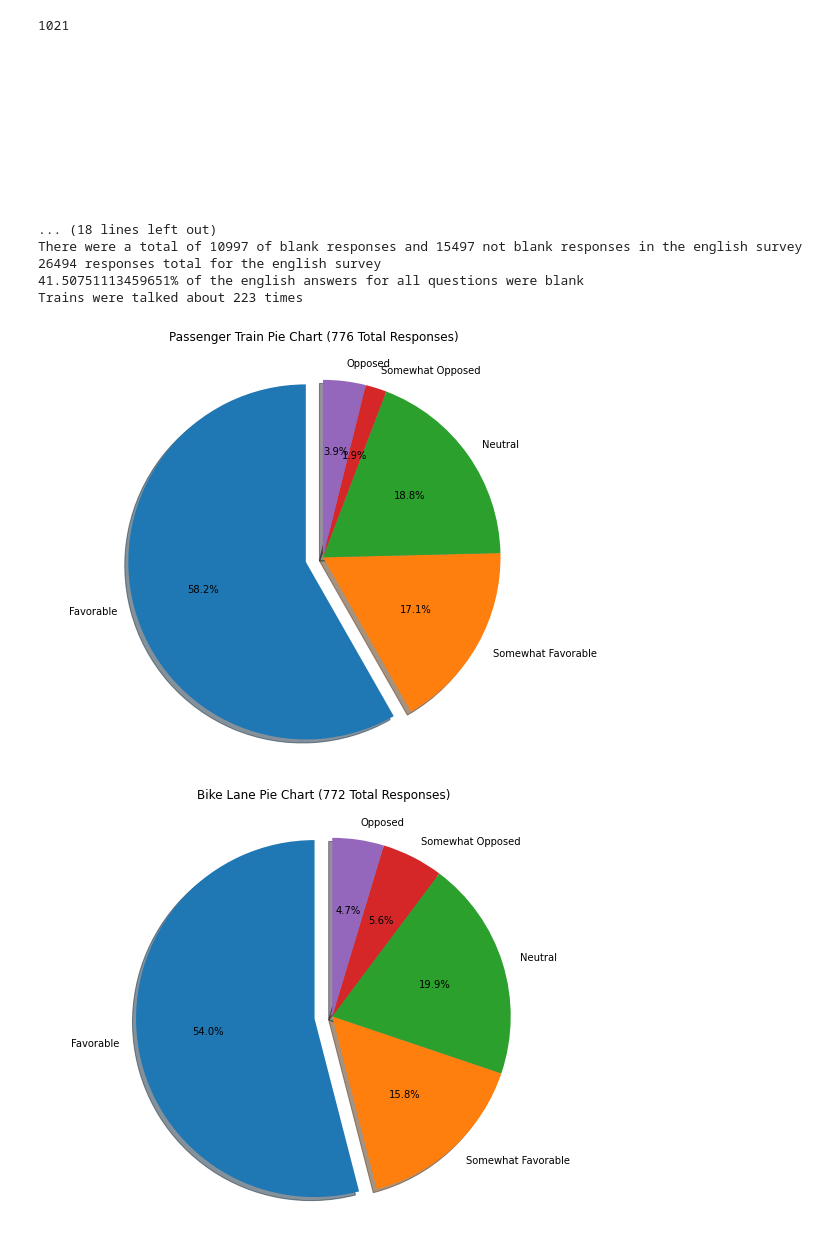
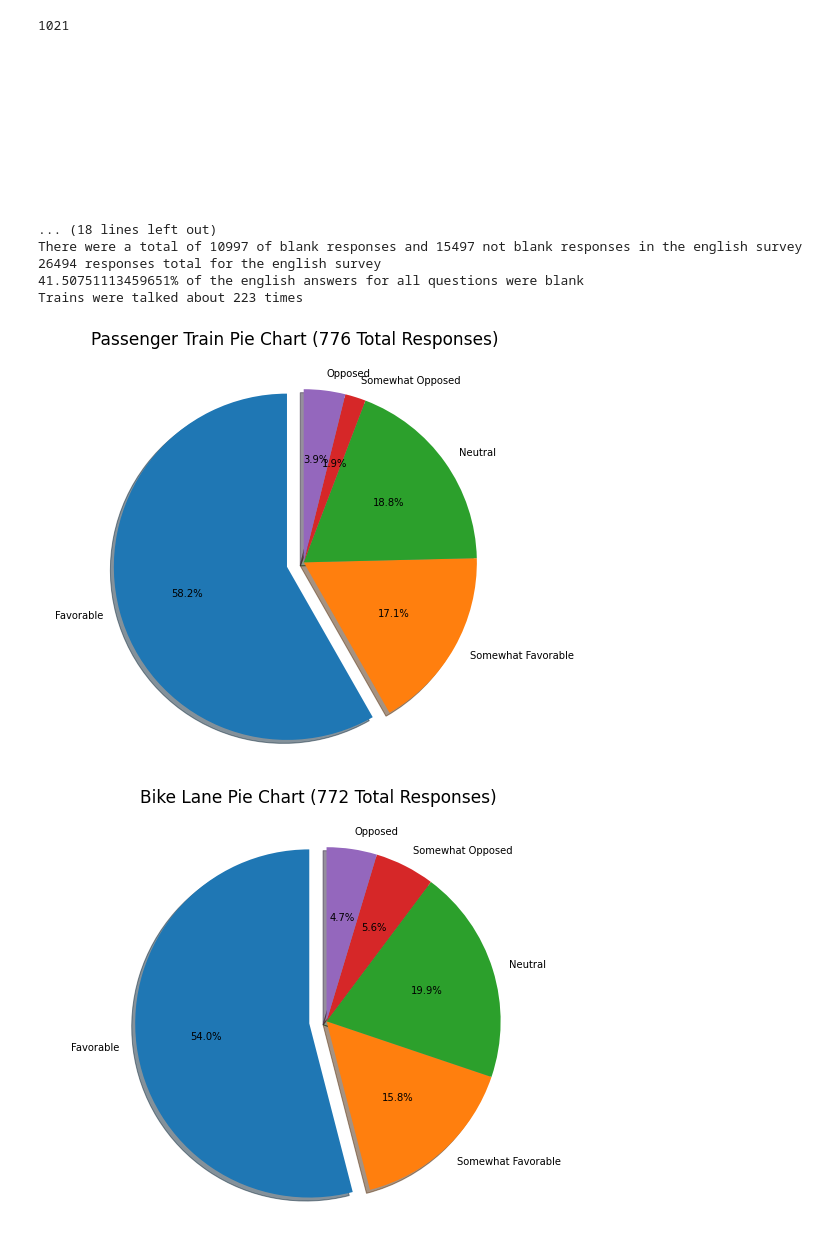
Before and after one commit to jfernandez37/PCS2023, a Jupyter notebook: PCS_graphs.ipynb, the cells around one changed output. Cells and saved outputs as stored; diff of their text form; code cells hidden in the pictures.

Commit message:
Titles bigger

```diff
--- a/PCS_graphs.ipynb
+++ b/PCS_graphs.ipynb
@@ -47,6 +47,7 @@ for i in questionTitles:
     yesCount=0
     noCount=0
     totalA=0
+    count=1
     ansCount=[]
     for k in range(5):
       ansCount.append(0)
@@ -77,46 +78,55 @@ for i in questionTitles:
                   holdCounty = holdCounty.translate(str.maketrans('', '', string.punctuation))
                   if tempCounty in Wicomico or holdCounty in Wicomico:
                     counties.append("Wicomico")
+                    count=1
                     countyCount[0]+=1
                     fFlag=1
                   elif tempCounty in Kent or holdCounty in Kent:
                     counties.append("Kent")
+                    count=1
                     countyCount[1]+=1
                     fFlag=1
                   elif tempCounty in Somerset or holdCounty in Somerset:
                     counties.append("Somerset")
                     countyCount[2]+=1
+                    count=1
                     fFlag=1
                   elif tempCounty in Sussex  or holdCounty in Sussex:
                     counties.append("Sussex")
                     countyCount[3]+=1
+                    count=1
                     fFlag=1
                   elif tempCounty in Worcester or holdCounty in Worcester:
                     counties.append("Worcester")
                     countyCount[4]+=1
+                    count=0
                     fFlag=1
                 if fFlag==0:
                   for city in Wicomico:
                     if simCit(city, tempCounty)>misspellAcc:
                       counties.append("Wicomico")
                       countyCount[0]+=1
+                      count=1
                       fFlag=1
                       break
                   for city in Kent:
                     if simCit(city, tempCounty)>misspellAcc:
                       counties.append("Kent")
+                      count=1
                       countyCount[1]+=1
                       fFlag=1
                       break
                   for city in Somerset:
                     if simCit(city, tempCounty)>misspellAcc:
                       counties.append("Somerset")
+                      count=1
                       countyCount[2]+=1
                       fFlag=1
                       break
                   for city in Sussex:
                     if simCit(city, tempCounty)>misspellAcc:
                       counties.append("Sussex")
+                      count=1
                       countyCount[3]+=1
                       fFlag=1
                       break
@@ -124,10 +134,12 @@ for i in questionTitles:
                     if simCit(city, tempCounty)>misspellAcc:
                       counties.append("Worcester")
                       countyCount[4]+=1
+                      count=0
                       fFlag=1
                       break
                 if fFlag==0:
                   #print(tempCounty)
+                  count=0
                   counties.append("N/A")
                   countyCount[5]+=1
             elif i=="2.":
@@ -154,7 +166,7 @@ for i in questionTitles:
               qid=2
             else:
               qid=-1
-            if qid!=-1:
+            if qid!=-1 and count==1:
               if str(df[i].loc[j])=="Favorable":
                   allAns[qid][0]+=1
               elif str(df[i].loc[j])=="Somewhat Favorable":
@@ -203,7 +215,7 @@ for i in range(3):
     titleGraph="Bike Lane"
   elif i==2:
     titleGraph="Taxi Routes"
-  plt.title(titleGraph + " Pie Chart (" +str(totalAns[i]) +" Total Responses)\n")
+  plt.title(titleGraph + " Pie Chart (" +str(totalAns[i]) +" Total Responses)\n",fontsize=17)
   ax1.pie(allAns[i], labels=labels, explode=explode, autopct='%1.1f%%', shadow=True, startangle=90)
   ax1.axis('equal')
   fig1.tight_layout(pad=-7)
@@ -212,37 +224,37 @@ for i in range(3):
   plt.show()
 titleCounty="County results"
 fig2,ax2=plt.subplots()
-plt.title(titleCounty+"\n\n")
+plt.title(titleCounty+"\n\n",fontsize=17)
 explode = (0.1, 0, 0, 0,0,0)
 countyLables=['Wicomico', 'Kent', 'Somerset', 'Sussex', 'Worcester', 'Other']
 ax2.pie(countyCount, labels=countyLables, explode=explode, autopct='%1.1f%%', shadow=True, startangle=90)
 ax2.axis('equal')
 fig2.tight_layout(pad=-7)
 plt.show()
 X = np.arange(5)
 fig = plt.figure()
 ax = fig.add_axes([0,0,1,1])
 ax.legend(labels=['Passenger Train', 'Bike Lane', 'Taxi Routes'])
 ax.bar(X + 0.00, allAns[0], color = 'b', width = 0.25)
 ax.bar(X + 0.25, allAns[1], color = 'g', width = 0.25)
 ax.bar(X + 0.50, allAns[2], color = 'r', width = 0.25)
 # %% [output]
 1021
 
 
 
 
 
 
 
 
 
 
 
 ... (18 lines left out)
 There were a total of 10997 of blank responses and 15497 not blank responses in the english survey
 26494 responses total for the english survey
 41.50751113459651% of the english answers for all questions were blank
 Trains were talked about 223 times
-[figure, old version]
+[figure, new version]
-[figure, old version]
+[figure, new version]
```
Also changed, not shown: parts of 1 cell of this notebook.
